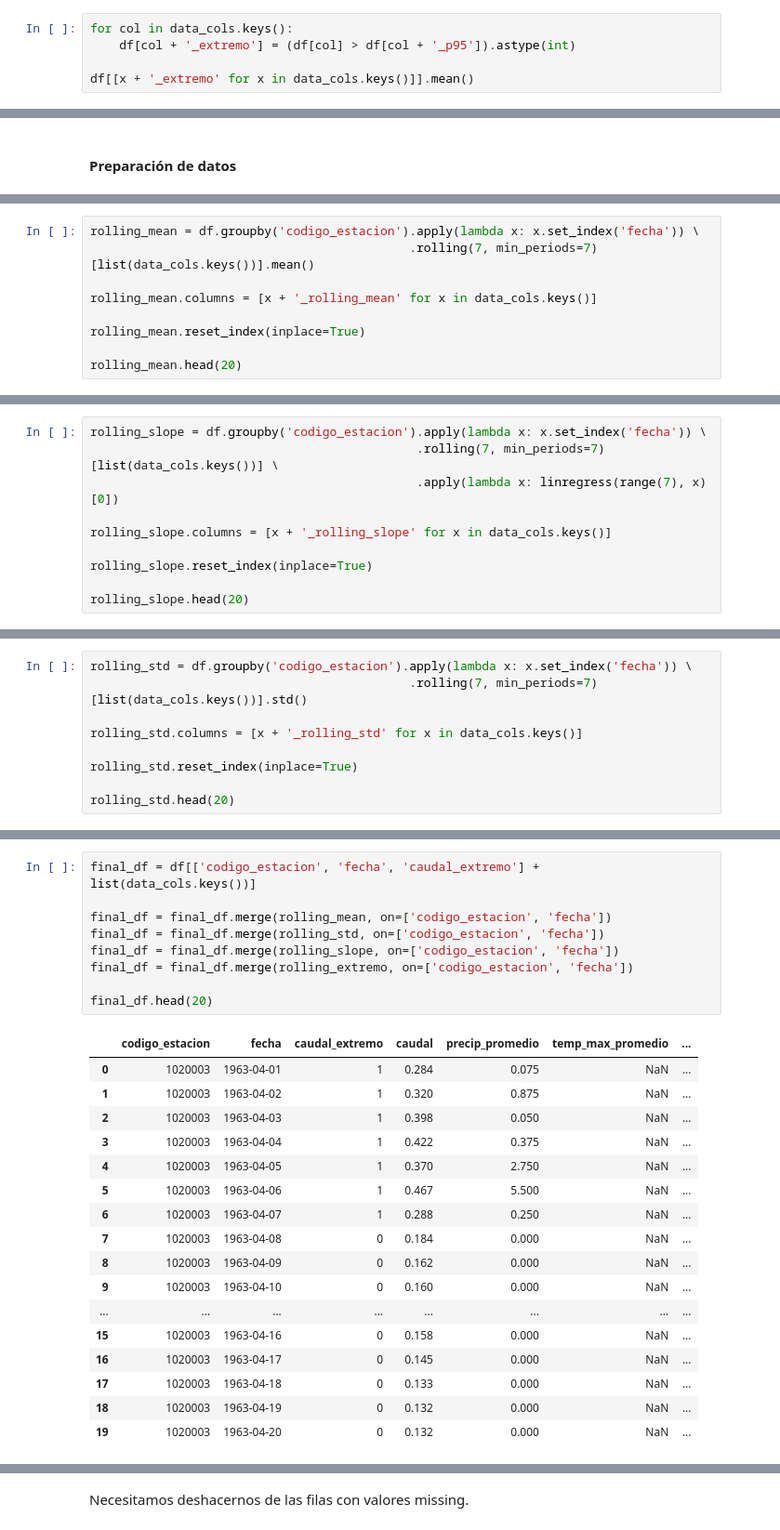
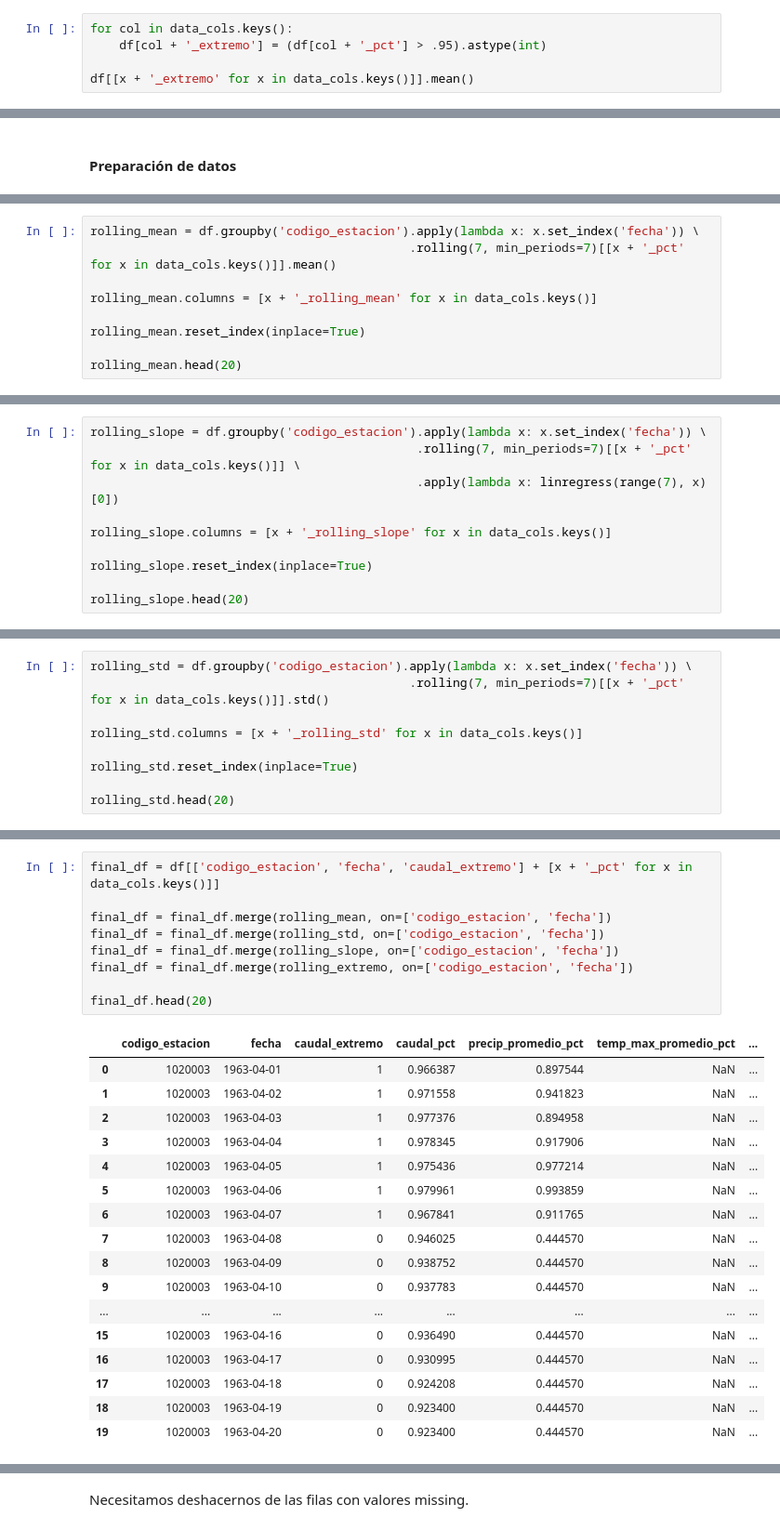
Before and after one commit to pmandiola/spike-challenge, a Jupyter notebook: prediccion_caudal_extremo.ipynb, the cells around one changed output, grey strips where cells are left out. Shown: that part at 93% size. Drawn from its saved outputs; the diff is of its cells as text.

```diff
--- a/prediccion_caudal_extremo.ipynb
+++ b/prediccion_caudal_extremo.ipynb
@@ -249,6 +225,6 @@ Vemos que hay algunos valores missing, esto viene 'heredado' del inicio con los
 # %%
 for col in data_cols.keys():
-    df[col + '_extremo'] = (df[col] > df[col + '_p95']).astype(int)
+    df[col + '_extremo'] = (df[col + '_pct'] > .95).astype(int)
 
 df[[x + '_extremo' for x in data_cols.keys()]].mean()
 # %% [output]
@@ -331,6 +312,6 @@ Además, sólo incluiré directamente el dato de caudal, temperatura y precipita
 # %%
 rolling_mean = df.groupby('codigo_estacion').apply(lambda x: x.set_index('fecha')) \
-                                            .rolling(7, min_periods=7)[list(data_cols.keys())].mean()
+                                            .rolling(7, min_periods=7)[[x + '_pct' for x in data_cols.keys()]].mean()
 
 rolling_mean.columns = [x + '_rolling_mean' for x in data_cols.keys()]
 
@@ -358,6 +341,6 @@ rolling_mean.head(20)
 # %%
 rolling_slope = df.groupby('codigo_estacion').apply(lambda x: x.set_index('fecha')) \
-                                             .rolling(7, min_periods=7)[list(data_cols.keys())] \
+                                             .rolling(7, min_periods=7)[[x + '_pct' for x in data_cols.keys()]] \
                                              .apply(lambda x: linregress(range(7), x)[0])
 
 rolling_slope.columns = [x + '_rolling_slope' for x in data_cols.keys()]
@@ -386,6 +371,6 @@ rolling_slope.head(20)
 # %%
 rolling_std = df.groupby('codigo_estacion').apply(lambda x: x.set_index('fecha')) \
-                                            .rolling(7, min_periods=7)[list(data_cols.keys())].std()
+                                            .rolling(7, min_periods=7)[[x + '_pct' for x in data_cols.keys()]].std()
 
 rolling_std.columns = [x + '_rolling_std' for x in data_cols.keys()]
 
@@ -440,28 +429,28 @@ rolling_extremo.head(20)
 # %%
-final_df = df[['codigo_estacion', 'fecha', 'caudal_extremo'] + list(data_cols.keys())]
+final_df = df[['codigo_estacion', 'fecha', 'caudal_extremo'] + [x + '_pct' for x in data_cols.keys()]]
 
 final_df = final_df.merge(rolling_mean, on=['codigo_estacion', 'fecha'])
 final_df = final_df.merge(rolling_std, on=['codigo_estacion', 'fecha'])
 final_df = final_df.merge(rolling_slope, on=['codigo_estacion', 'fecha'])
 final_df = final_df.merge(rolling_extremo, on=['codigo_estacion', 'fecha'])
 
 final_df.head(20)
 # %% [output]
-|  | codigo_estacion | fecha | caudal_extremo | caudal | precip_promedio | temp_max_promedio | ... |
-| 0 | 1020003 | 1963-04-01 | 1 | 0.284 | 0.075 | NaN | ... |
-| 1 | 1020003 | 1963-04-02 | 1 | 0.320 | 0.875 | NaN | ... |
-| 2 | 1020003 | 1963-04-03 | 1 | 0.398 | 0.050 | NaN | ... |
-| 3 | 1020003 | 1963-04-04 | 1 | 0.422 | 0.375 | NaN | ... |
-| 4 | 1020003 | 1963-04-05 | 1 | 0.370 | 2.750 | NaN | ... |
-| 5 | 1020003 | 1963-04-06 | 1 | 0.467 | 5.500 | NaN | ... |
-| 6 | 1020003 | 1963-04-07 | 1 | 0.288 | 0.250 | NaN | ... |
-| 7 | 1020003 | 1963-04-08 | 0 | 0.184 | 0.000 | NaN | ... |
-| 8 | 1020003 | 1963-04-09 | 0 | 0.162 | 0.000 | NaN | ... |
-| 9 | 1020003 | 1963-04-10 | 0 | 0.160 | 0.000 | NaN | ... |
+|  | codigo_estacion | fecha | caudal_extremo | caudal_pct | precip_promedio_pct | temp_max_promedio_pct | ... |
+| 0 | 1020003 | 1963-04-01 | 1 | 0.966387 | 0.897544 | NaN | ... |
+| 1 | 1020003 | 1963-04-02 | 1 | 0.971558 | 0.941823 | NaN | ... |
+| 2 | 1020003 | 1963-04-03 | 1 | 0.977376 | 0.894958 | NaN | ... |
+| 3 | 1020003 | 1963-04-04 | 1 | 0.978345 | 0.917906 | NaN | ... |
+| 4 | 1020003 | 1963-04-05 | 1 | 0.975436 | 0.977214 | NaN | ... |
+| 5 | 1020003 | 1963-04-06 | 1 | 0.979961 | 0.993859 | NaN | ... |
+| 6 | 1020003 | 1963-04-07 | 1 | 0.967841 | 0.911765 | NaN | ... |
+| 7 | 1020003 | 1963-04-08 | 0 | 0.946025 | 0.444570 | NaN | ... |
+| 8 | 1020003 | 1963-04-09 | 0 | 0.938752 | 0.444570 | NaN | ... |
+| 9 | 1020003 | 1963-04-10 | 0 | 0.937783 | 0.444570 | NaN | ... |
 | ... | ... | ... | ... | ... | ... | ... | ... |
-| 15 | 1020003 | 1963-04-16 | 0 | 0.158 | 0.000 | NaN | ... |
-| 16 | 1020003 | 1963-04-17 | 0 | 0.145 | 0.000 | NaN | ... |
-| 17 | 1020003 | 1963-04-18 | 0 | 0.133 | 0.000 | NaN | ... |
-| 18 | 1020003 | 1963-04-19 | 0 | 0.132 | 0.000 | NaN | ... |
-| 19 | 1020003 | 1963-04-20 | 0 | 0.132 | 0.000 | NaN | ... |
+| 15 | 1020003 | 1963-04-16 | 0 | 0.936490 | 0.444570 | NaN | ... |
+| 16 | 1020003 | 1963-04-17 | 0 | 0.930995 | 0.444570 | NaN | ... |
+| 17 | 1020003 | 1963-04-18 | 0 | 0.924208 | 0.444570 | NaN | ... |
+| 18 | 1020003 | 1963-04-19 | 0 | 0.923400 | 0.444570 | NaN | ... |
+| 19 | 1020003 | 1963-04-20 | 0 | 0.923400 | 0.444570 | NaN | ... |
 # %% [markdown]
```
Also changed, not shown: parts of 39 cells of this notebook.
